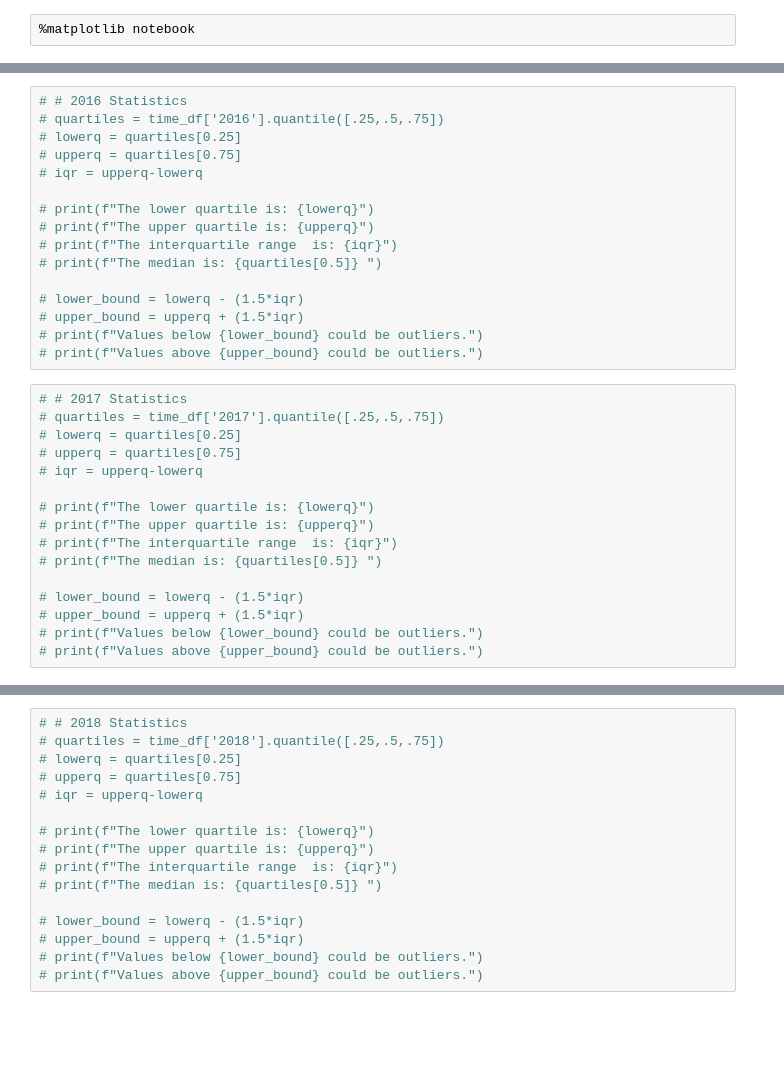
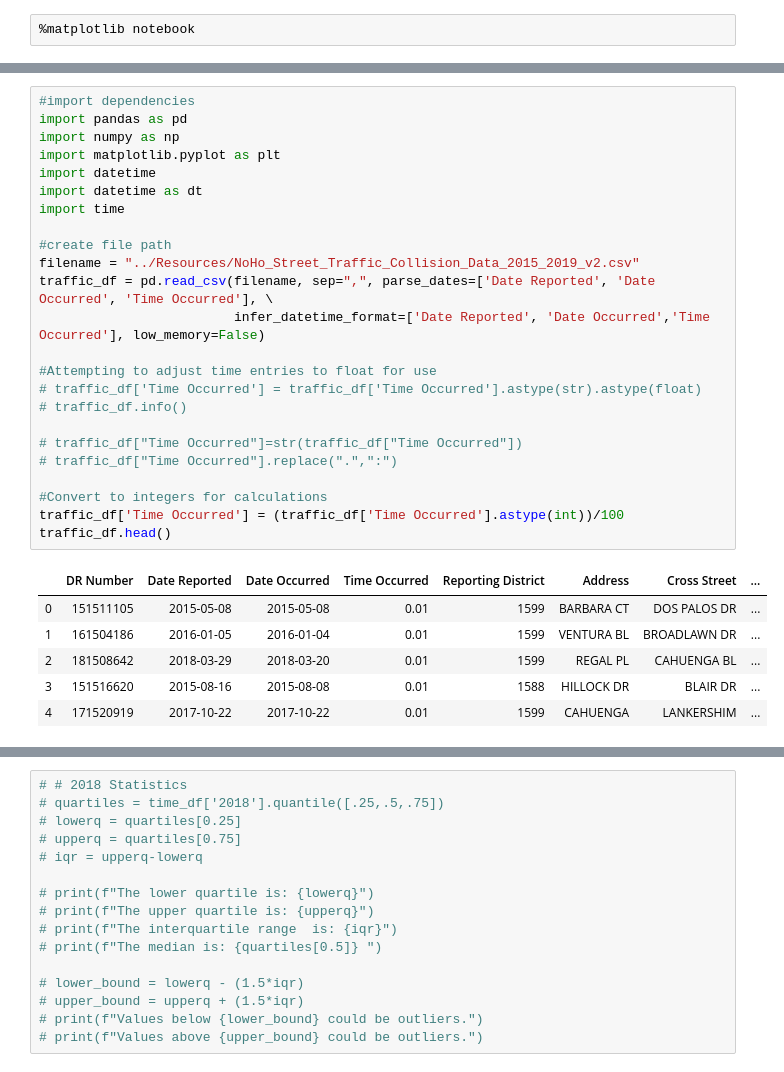
Before and after one commit to StephenCYang/Group_Project_1, a Jupyter notebook: AR/Collisions & Time Occurence_AR_FINAL.ipynb, the cells around one changed output, grey strips where cells are left out. Drawn from its saved outputs; the diff is of its cells as text; blank space fills up the shorter version.

```diff
--- a/AR/Collisions & Time Occurence_AR_FINAL.ipynb
+++ b/AR/Collisions & Time Occurence_AR_FINAL.ipynb
@@ -417,32 +3,31 @@ Text(0, 0.5, 'No. of Collisions')
-# %%
-# # 2016 Statistics
-# quartiles = time_df['2016'].quantile([.25,.5,.75])
-# lowerq = quartiles[0.25]
-# upperq = quartiles[0.75]
-# iqr = upperq-lowerq
-
-# print(f"The lower quartile is: {lowerq}")
-# print(f"The upper quartile is: {upperq}")
-# print(f"The interquartile range  is: {iqr}")
-# print(f"The median is: {quartiles[0.5]} ")
-
-# lower_bound = lowerq - (1.5*iqr)
-# upper_bound = upperq + (1.5*iqr)
-# print(f"Values below {lower_bound} could be outliers.")
-# print(f"Values above {upper_bound} could be outliers.")
-# %%
-# # 2017 Statistics
-# quartiles = time_df['2017'].quantile([.25,.5,.75])
-# lowerq = quartiles[0.25]
-# upperq = quartiles[0.75]
-# iqr = upperq-lowerq
-
-# print(f"The lower quartile is: {lowerq}")
-# print(f"The upper quartile is: {upperq}")
-# print(f"The interquartile range  is: {iqr}")
-# print(f"The median is: {quartiles[0.5]} ")
-
-# lower_bound = lowerq - (1.5*iqr)
-# upper_bound = upperq + (1.5*iqr)
-# print(f"Values below {lower_bound} could be outliers.")
-# print(f"Values above {upper_bound} could be outliers.")
+# %%
+#import dependencies
+import pandas as pd
+import numpy as np
+import matplotlib.pyplot as plt
+import datetime
+import datetime as dt
+import time
+
+#create file path
+filename = "../Resources/NoHo_Street_Traffic_Collision_Data_2015_2019_v2.csv"
+traffic_df = pd.read_csv(filename, sep=",", parse_dates=['Date Reported', 'Date Occurred', 'Time Occurred'], \
+                         infer_datetime_format=['Date Reported', 'Date Occurred','Time Occurred'], low_memory=False)
+
+#Attempting to adjust time entries to float for use
+# traffic_df['Time Occurred'] = traffic_df['Time Occurred'].astype(str).astype(float)
+# traffic_df.info()
+
+# traffic_df["Time Occurred"]=str(traffic_df["Time Occurred"])
+# traffic_df["Time Occurred"].replace(".",":")
+
+#Convert to integers for calculations
+traffic_df['Time Occurred'] = (traffic_df['Time Occurred'].astype(int))/100
+traffic_df.head()
+# %% [output]
+|  | DR Number | Date Reported | Date Occurred | Time Occurred | Reporting District | Address | Cross Street | ... |
+| 0 | 151511105 | 2015-05-08 | 2015-05-08 | 0.01 | 1599 | BARBARA CT | DOS PALOS DR | ... |
+| 1 | 161504186 | 2016-01-05 | 2016-01-04 | 0.01 | 1599 | VENTURA BL | BROADLAWN DR | ... |
+| 2 | 181508642 | 2018-03-29 | 2018-03-20 | 0.01 | 1599 | REGAL PL | CAHUENGA BL | ... |
+| 3 | 151516620 | 2015-08-16 | 2015-08-08 | 0.01 | 1588 | HILLOCK DR | BLAIR DR | ... |
+| 4 | 171520919 | 2017-10-22 | 2017-10-22 | 0.01 | 1599 | CAHUENGA | LANKERSHIM | ... |
```
Also changed, not shown: parts of 34 cells of this notebook.
